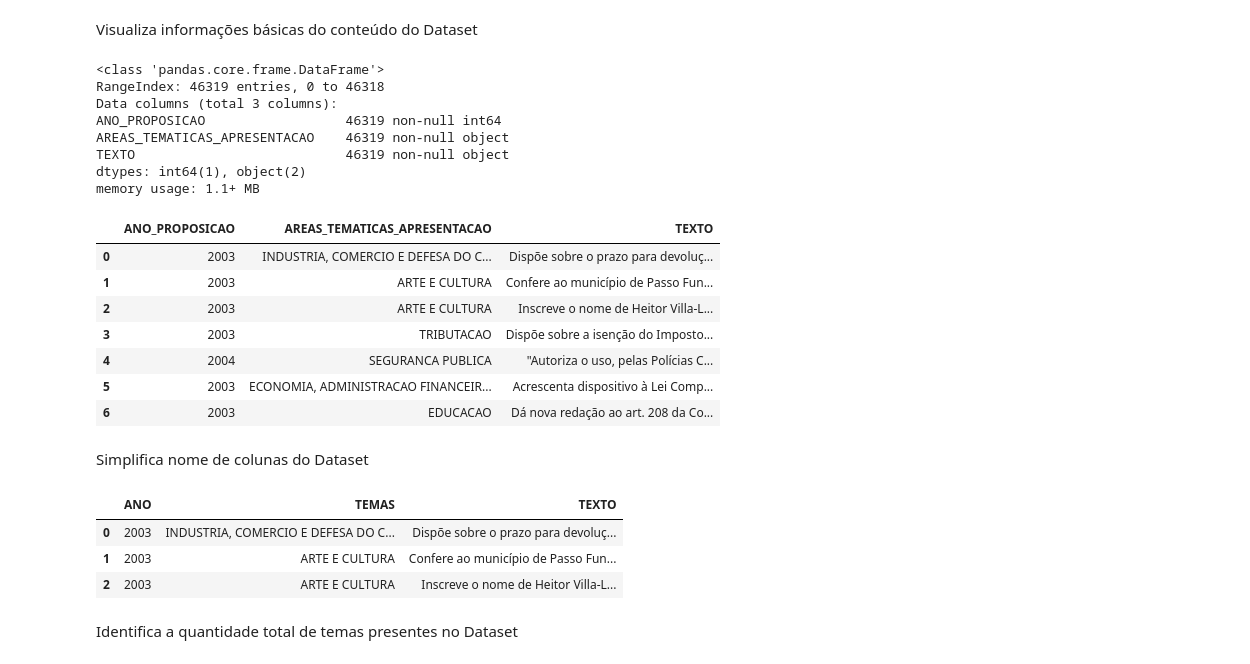
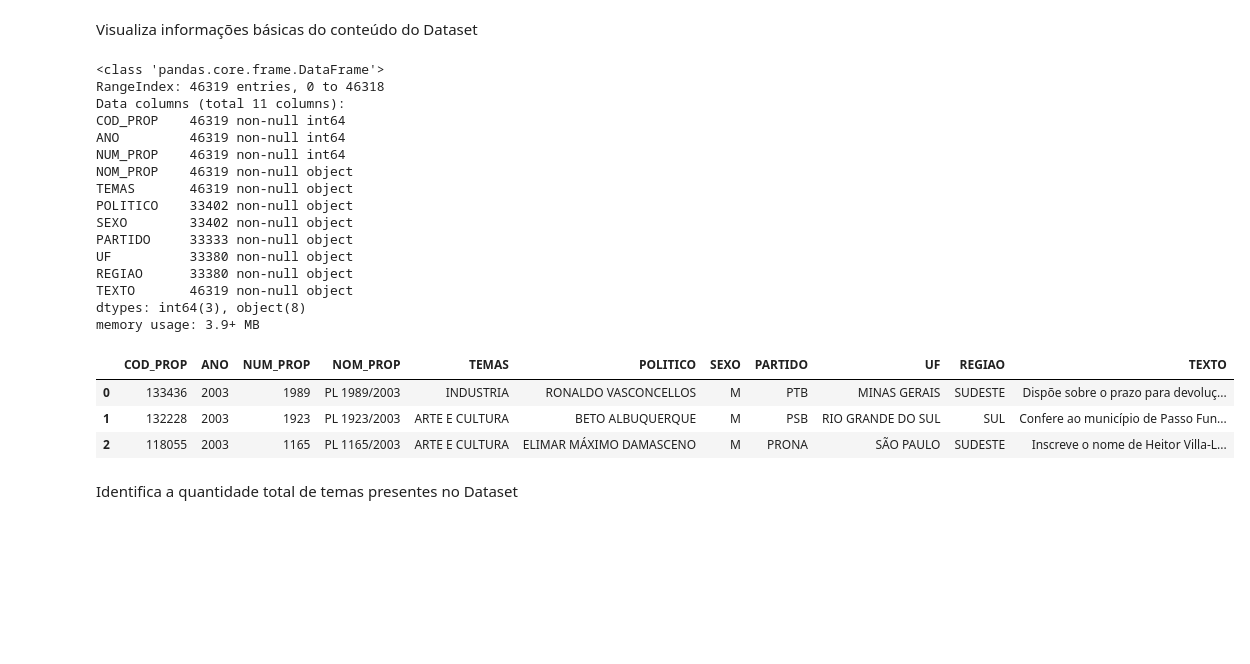
Before and after one commit to DiegoKremer/meu-politico, a Jupyter notebook: data_analysis/analise_proposicoes.ipynb, the cells around one changed output. Drawn from its saved outputs; the diff is of its cells as text; code cells hidden in the pictures; blank space fills up the shorter version.

```diff
--- a/data_analysis/analise_proposicoes.ipynb
+++ b/data_analysis/analise_proposicoes.ipynb
@@ -10,7 +10,7 @@ import seaborn as sns
 # %% [markdown]
 Carrega o Dataset bruto
 # %%
-df_prop = pd.read_excel('Dataset.xlsx')
+df_prop = pd.read_excel('dataset_full_feats.xlsx')
 # %% [markdown]
 Visualiza informações básicas do conteúdo do Dataset
 # %%
@@ -18,33 +18,27 @@ df_prop.info()
 # %% [output]
 <class 'pandas.core.frame.DataFrame'>
 RangeIndex: 46319 entries, 0 to 46318
-Data columns (total 3 columns):
-ANO_PROPOSICAO                  46319 non-null int64
-AREAS_TEMATICAS_APRESENTACAO    46319 non-null object
-TEXTO                           46319 non-null object
-dtypes: int64(1), object(2)
-memory usage: 1.1+ MB
+Data columns (total 11 columns):
+COD_PROP    46319 non-null int64
+ANO         46319 non-null int64
+NUM_PROP    46319 non-null int64
+NOM_PROP    46319 non-null object
+TEMAS       46319 non-null object
+POLITICO    33402 non-null object
+SEXO        33402 non-null object
+PARTIDO     33333 non-null object
+UF          33380 non-null object
+REGIAO      33380 non-null object
+TEXTO       46319 non-null object
+dtypes: int64(3), object(8)
+memory usage: 3.9+ MB
 # %%
-df_prop.head(7)
+df_prop.head(3)
 # %% [output]
-|  | ANO_PROPOSICAO | AREAS_TEMATICAS_APRESENTACAO | TEXTO |
-| 0 | 2003 | INDUSTRIA, COMERCIO E DEFESA DO C... | Dispõe sobre o prazo para devoluç... |
-| 1 | 2003 | ARTE E CULTURA | Confere ao município de Passo Fun... |
-| 2 | 2003 | ARTE E CULTURA | Inscreve o nome de Heitor Villa-L... |
-| 3 | 2003 | TRIBUTACAO | Dispõe sobre a isenção do Imposto... |
-| 4 | 2004 | SEGURANCA PUBLICA | "Autoriza o uso, pelas Polícias C... |
-| 5 | 2003 | ECONOMIA, ADMINISTRACAO FINANCEIR... | Acrescenta dispositivo à Lei Comp... |
-| 6 | 2003 | EDUCACAO | Dá nova redação ao art. 208 da Co... |
+|  | COD_PROP | ANO | NUM_PROP | NOM_PROP | TEMAS | POLITICO | SEXO | PARTIDO | UF | REGIAO | TEXTO |
+| 0 | 133436 | 2003 | 1989 | PL 1989/2003 | INDUSTRIA | RONALDO VASCONCELLOS | M | PTB | MINAS GERAIS | SUDESTE | Dispõe sobre o prazo para devoluç... |
+| 1 | 132228 | 2003 | 1923 | PL 1923/2003 | ARTE E CULTURA | BETO ALBUQUERQUE | M | PSB | RIO GRANDE DO SUL | SUL | Confere ao município de Passo Fun... |
+| 2 | 118055 | 2003 | 1165 | PL 1165/2003 | ARTE E CULTURA | ELIMAR MÁXIMO DAMASCENO | M | PRONA | SÃO PAULO | SUDESTE | Inscreve o nome de Heitor Villa-L... |
-# %% [markdown]
-Simplifica nome de colunas do Dataset
-# %%
-df_prop.rename(columns={'ANO_PROPOSICAO': 'ANO', 'AREAS_TEMATICAS_APRESENTACAO': 'TEMAS'}, inplace=True)
-df_prop.head(3)
-# %% [output]
-|  | ANO | TEMAS | TEXTO |
-| 0 | 2003 | INDUSTRIA, COMERCIO E DEFESA DO C... | Dispõe sobre o prazo para devoluç... |
-| 1 | 2003 | ARTE E CULTURA | Confere ao município de Passo Fun... |
-| 2 | 2003 | ARTE E CULTURA | Inscreve o nome de Heitor Villa-L... |
 # %% [markdown]
 Identifica a quantidade total de temas presentes no Dataset
 # %%
```
Also changed, not shown: parts of 45 cells of this notebook.
